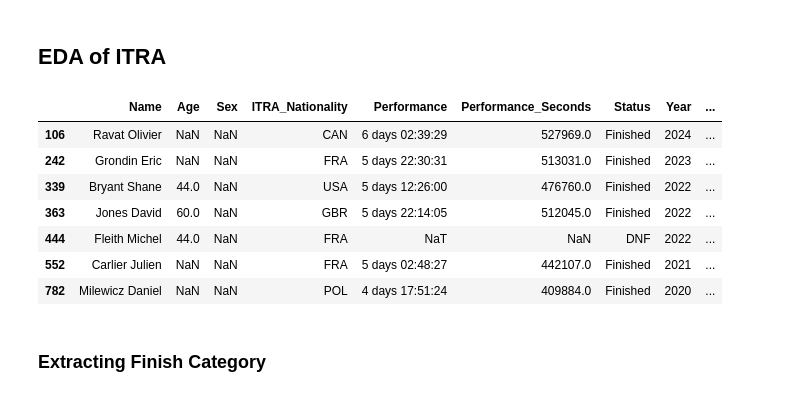
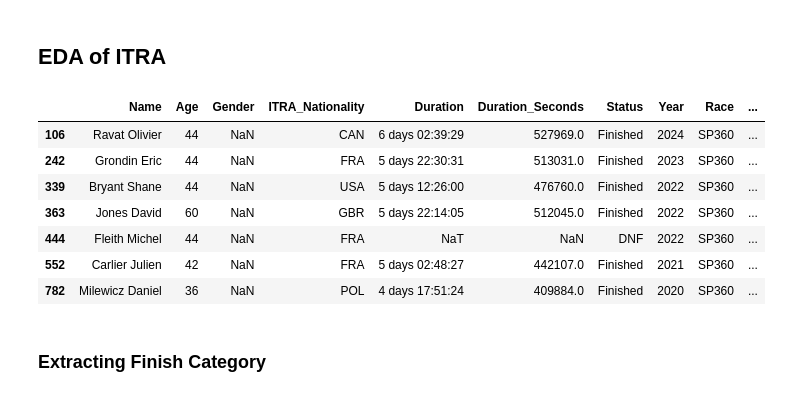
Before and after one commit to kjonina/SwissPeaks, a Jupyter notebook: Stage 1 - Cleaning Swiss Peaks ITRA data.ipynb, the cells around one changed output. Drawn from its saved outputs; the diff is of its cells as text; code cells hidden in the pictures.

```diff
--- a/Stage 1 - Cleaning Swiss Peaks ITRA data.ipynb
+++ b/Stage 1 - Cleaning Swiss Peaks ITRA data.ipynb
@@ -54,7 +54,7 @@ for race in races:
 
             # renaming columns so it is easier later to compare
             df = df.rename(columns={"Runner": "Name",
-                                    "Gender": "Sex",
+                                    "Gender": "Gender",
                                     "Nationality": "ITRA_Nationality",
                                    })
 
@@ -64,14 +64,17 @@ for race in races:
 
 
             # Convert 'Time' to timedelta format
-            df['Performance'] = pd.to_timedelta(df['Time'], errors='coerce')
-            # Calculate total seconds and create 'Performance_Seconds' column
-            df['Performance_Seconds'] = df['Performance'].dt.total_seconds()
+            df['Duration'] = pd.to_timedelta(df['Time'], errors='coerce')
+            # Calculate total seconds and create 'Duration_Seconds' column
+            df['Duration_Seconds'] = df['Duration'].dt.total_seconds()
 
 
-            df['Status'] = np.where(df['Performance'].isna(), 'DNF', 'Finished')
+            df['Status'] = np.where(df['Duration'].isna(), 'DNF', 'Finished')
             df['Year'] = f'{year}'
-            df['Race'] = f'{race}'
+            if race == 'SwissPeaks360':
+                df['Race'] = 'SP360'
+            else:
+                df['Race'] = 'SP360D'
 
     #             # Drop the intermediate columns if they're no longer needed
             df = df.drop(columns=['Time', '#'])
@@ -208,24 +194,24 @@ def categorize_age(age):
         return 'V3'
     elif age >= 70:
         return 'V4' # Over 70
-    else:
-        return '-'
+#     else:
+#         return str(age)
 
-SP_itra_df['Age'] = SP_itra_df['Age'].str.replace('-', '0')
-SP_itra_df['Age'] = pd.to_numeric(SP_itra_df['Age'], errors='coerce')
-
-SP_itra_df['Age Category'] = SP_itra_df['Age'].apply(categorize_age)
+SP_itra_df['Age'] = SP_itra_df['Age'].astype('str')
+SP_itra_df['Age1'] = SP_itra_df['Age'].str.replace('-', '0')
+SP_itra_df['Age1'] = SP_itra_df['Age1'].astype('int')
+SP_itra_df['Age Category'] = SP_itra_df['Age1'].apply(categorize_age)
 # %% [markdown]
 ## EDA of ITRA
 # %%
-SP_itra_df[SP_itra_df['Sex'].isna()]
+SP_itra_df[SP_itra_df['Gender'].isna()]
 # %% [output]
-|  | Name | Age | Sex | ITRA_Nationality | Performance | Performance_Seconds | Status | Year | ... |
-| 106 | Ravat Olivier | NaN | NaN | CAN | 6 days 02:39:29 | 527969.0 | Finished | 2024 | ... |
-| 242 | Grondin Eric | NaN | NaN | FRA | 5 days 22:30:31 | 513031.0 | Finished | 2023 | ... |
-| 339 | Bryant Shane | 44.0 | NaN | USA | 5 days 12:26:00 | 476760.0 | Finished | 2022 | ... |
-| 363 | Jones David | 60.0 | NaN | GBR | 5 days 22:14:05 | 512045.0 | Finished | 2022 | ... |
-| 444 | Fleith Michel | 44.0 | NaN | FRA | NaT | NaN | DNF | 2022 | ... |
-| 552 | Carlier Julien | NaN | NaN | FRA | 5 days 02:48:27 | 442107.0 | Finished | 2021 | ... |
-| 782 | Milewicz Daniel | NaN | NaN | POL | 4 days 17:51:24 | 409884.0 | Finished | 2020 | ... |
+|  | Name | Age | Gender | ITRA_Nationality | Duration | Duration_Seconds | Status | Year | Race | ... |
+| 106 | Ravat Olivier | 44 | NaN | CAN | 6 days 02:39:29 | 527969.0 | Finished | 2024 | SP360 | ... |
+| 242 | Grondin Eric | 44 | NaN | FRA | 5 days 22:30:31 | 513031.0 | Finished | 2023 | SP360 | ... |
+| 339 | Bryant Shane | 44 | NaN | USA | 5 days 12:26:00 | 476760.0 | Finished | 2022 | SP360 | ... |
+| 363 | Jones David | 60 | NaN | GBR | 5 days 22:14:05 | 512045.0 | Finished | 2022 | SP360 | ... |
+| 444 | Fleith Michel | 44 | NaN | FRA | NaT | NaN | DNF | 2022 | SP360 | ... |
+| 552 | Carlier Julien | 42 | NaN | FRA | 5 days 02:48:27 | 442107.0 | Finished | 2021 | SP360 | ... |
+| 782 | Milewicz Daniel | 36 | NaN | POL | 4 days 17:51:24 | 409884.0 | Finished | 2020 | SP360 | ... |
 # %%
```
Also changed, not shown: parts of 19 cells of this notebook, 32 other files.
